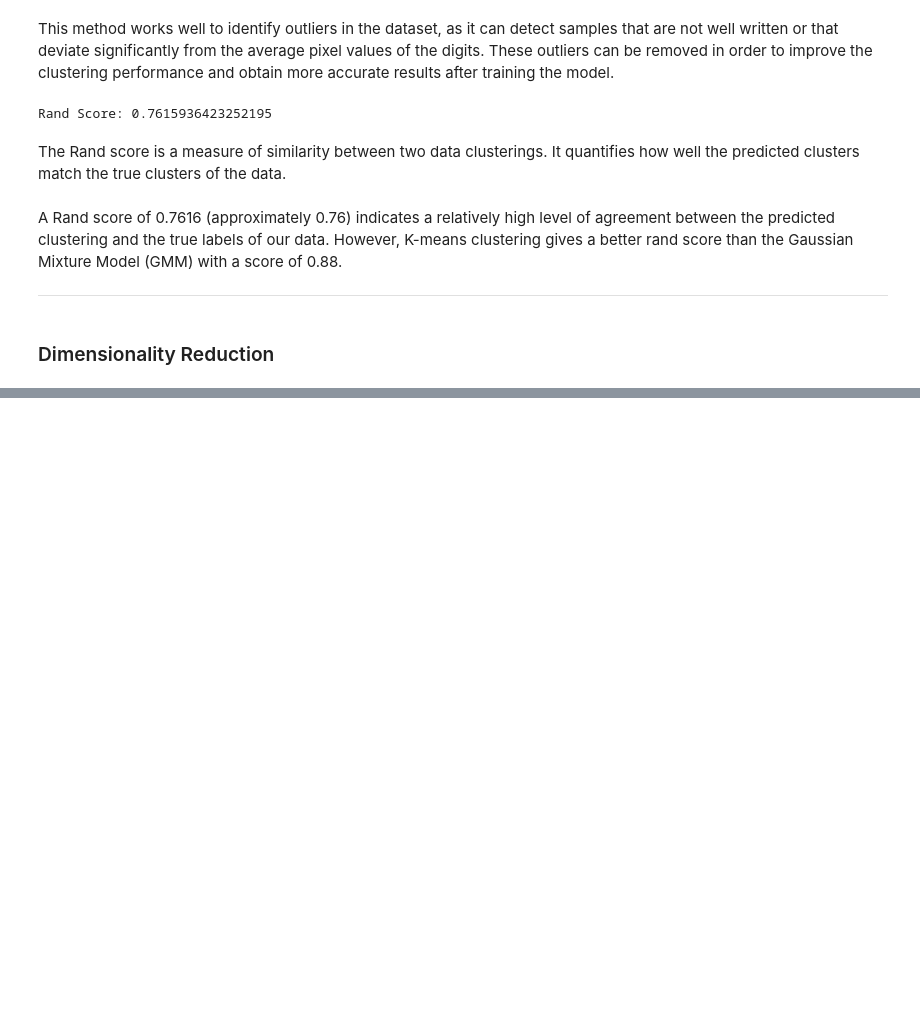
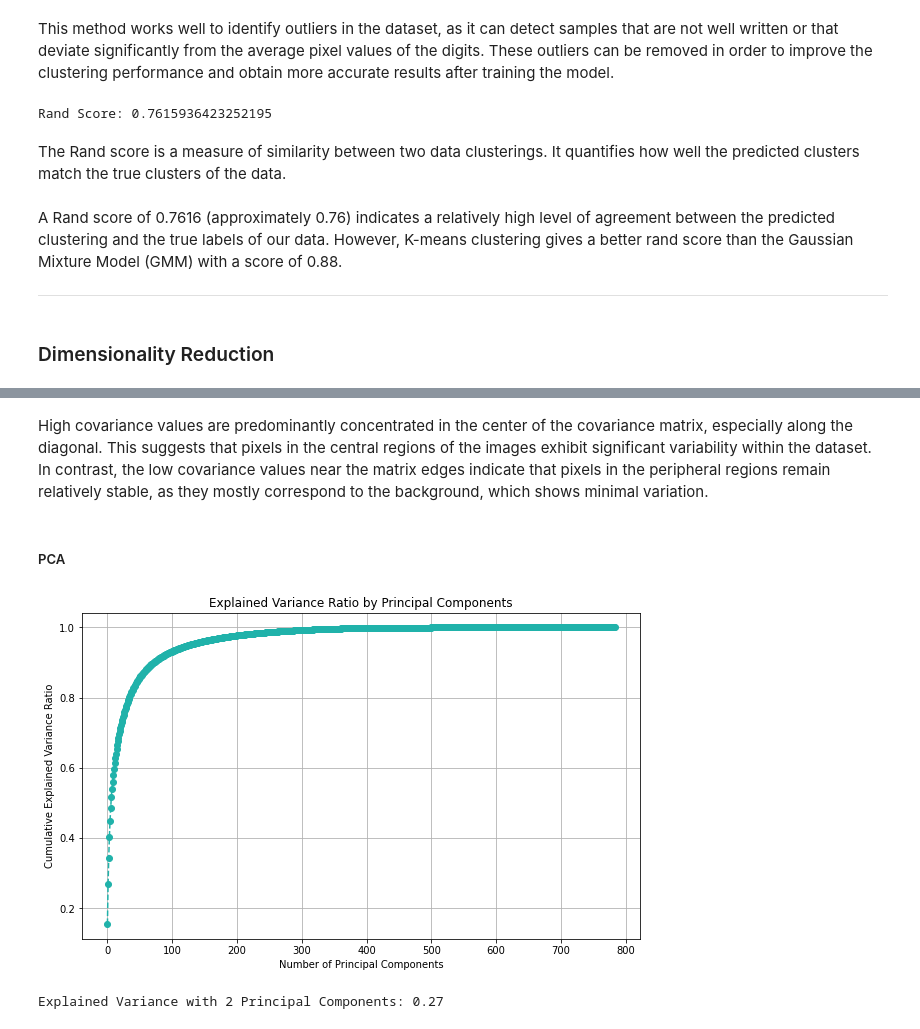
Before and after one commit to YessineMkaouar/Practical-Machine-Learning, a Jupyter notebook: temp.ipynb, the cells around one changed output, grey strips where cells are left out. Drawn from its saved outputs; the diff is of its cells as text; code cells hidden in the pictures; blank space fills up the shorter version.

```diff
--- a/temp.ipynb
+++ b/temp.ipynb
@@ -1187,0 +1201,29 @@ A Rand score of 0.7616 (approximately 0.76) indicates a relatively high level of
+# %% [markdown]
+High covariance values are predominantly concentrated in the center of the covariance matrix, especially along the diagonal. This suggests that pixels in the central regions of the images exhibit significant variability within the dataset. In contrast, the low covariance values near the matrix edges indicate that pixels in the peripheral regions remain relatively stable, as they mostly correspond to the background, which shows minimal variation.
+# %% [markdown]
+##### PCA
+# %%
+# Initialize PCA with n_components=None to keep all dimensions
+pca = PCA(n_components=None)
+
+# Fit PCA on the data
+pca.fit(x2)
+
+# Recover the explained variance ratio
+explained_variance_ratio = pca.explained_variance_ratio_
+
+# Plot the explained variance ratio
+plt.figure(figsize=(10, 6))
+plt.plot(np.cumsum(explained_variance_ratio), marker='o', linestyle='--', color='lightseagreen')
+plt.xlabel('Number of Principal Components')
+plt.ylabel('Cumulative Explained Variance Ratio')
+plt.title('Explained Variance Ratio by Principal Components')
+plt.grid(True)
+plt.show()
+
+# Discuss the quantity of information preserved when projecting on p = 2 dimensions
+explained_variance_p2 = np.sum(explained_variance_ratio[:2])
+print(f"Explained Variance with 2 Principal Components: {explained_variance_p2:.2f}")
+# %% [output]
+[figure, added]
+Explained Variance with 2 Principal Components: 0.27
```
Also changed, not shown: parts of 16 cells of this notebook.
